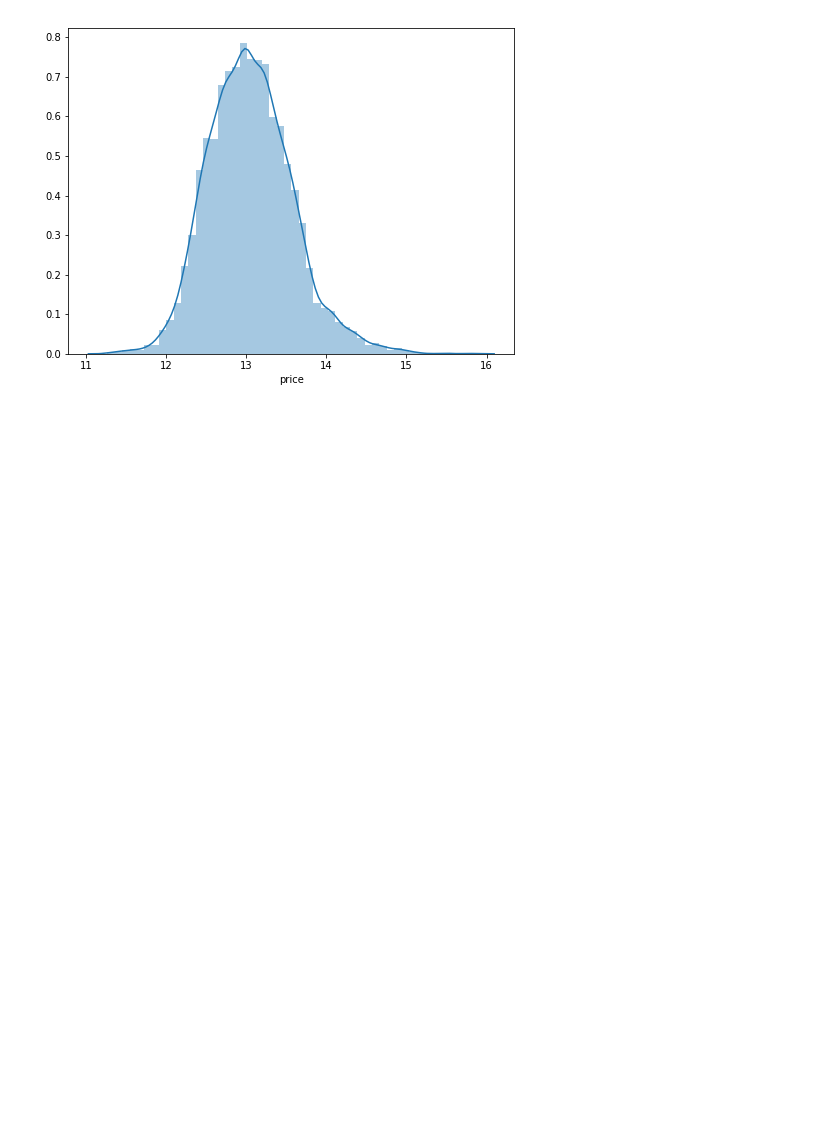
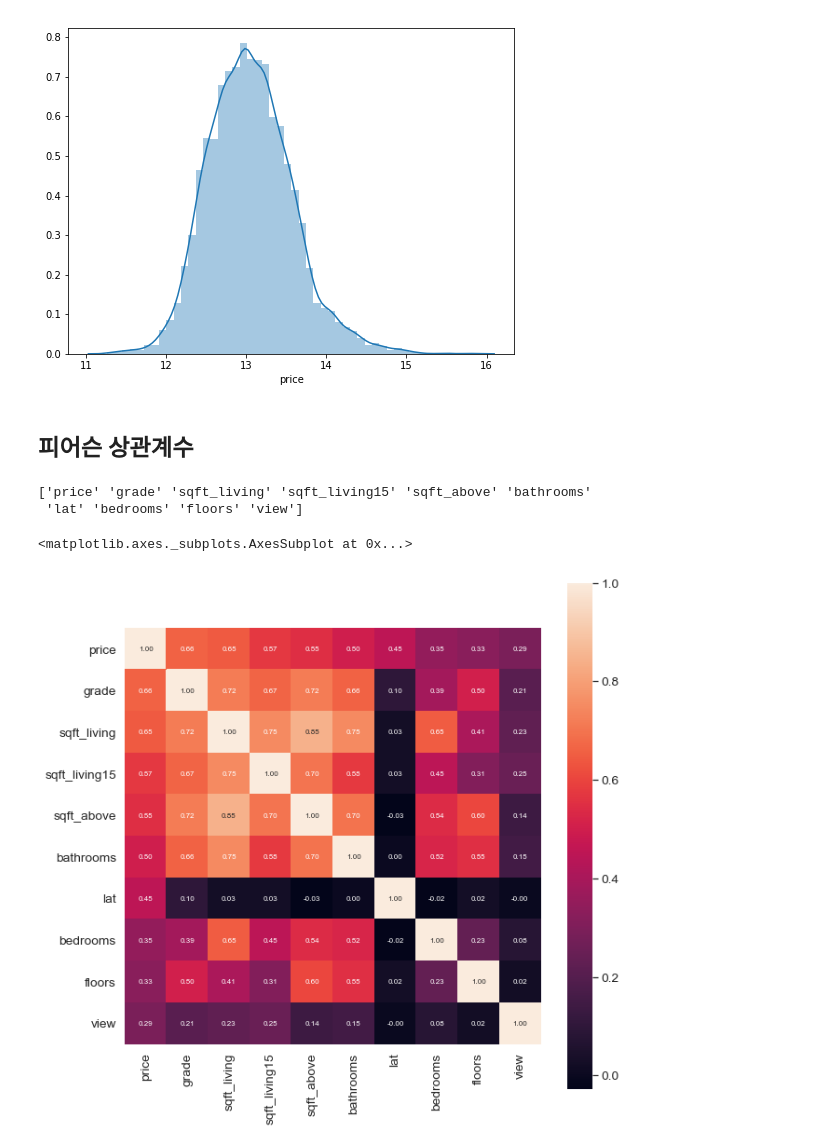
Before and after one commit to ahnjehoon/TIL2, a Jupyter notebook: project/2019-2nd-ml-month-with-kakr/시각화.ipynb, the cells around one changed output. Saved outputs shown, nothing was run; the diff lists cells and outputs as text; code cells hidden in the pictures; blank space fills up the shorter version.

```diff
--- a/project/2019-2nd-ml-month-with-kakr/시각화.ipynb
+++ b/project/2019-2nd-ml-month-with-kakr/시각화.ipynb
@@ -140,3 +84,21 @@ sns.distplot(df_train['price'])
 # %% [output]
 <matplotlib.axes._subplots.AxesSubplot at 0x...>
 [figure]
+# %% [markdown]
+## 피어슨 상관계수
+# %%
+import scipy as sp
+
+cor_abs = abs(df_train.corr(method='spearman'))
+cor_cols = cor_abs.nlargest(n=10, columns='price').index # price과 correlation이 높은 column 10개 뽑기(내림차순)
+# spearman coefficient matrix
+cor = np.array(sp.stats.spearmanr(df_train[cor_cols].values))[0] # 10 x 10
+print(cor_cols.values)
+plt.figure(figsize=(10,10))
+sns.set(font_scale=1.25)
+sns.heatmap(cor, fmt='.2f', annot=True, square=True , annot_kws={'size' : 8} ,xticklabels=cor_cols.values, yticklabels=cor_cols.values)
+# %% [output]
+['price' 'grade' 'sqft_living' 'sqft_living15' 'sqft_above' 'bathrooms'
+ 'lat' 'bedrooms' 'floors' 'view']
+<matplotlib.axes._subplots.AxesSubplot at 0x...>
+[figure, added]
```
Also changed, not shown: parts of 29 cells of this notebook, 3 other files.
